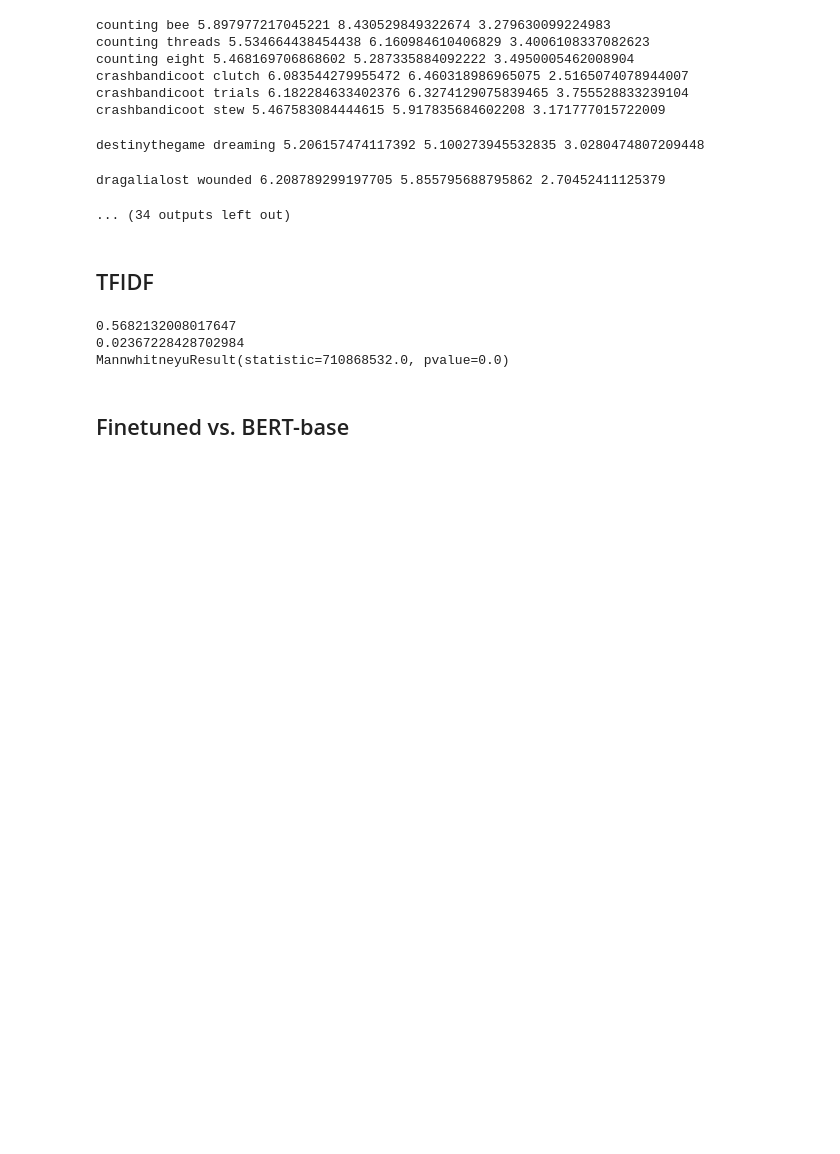
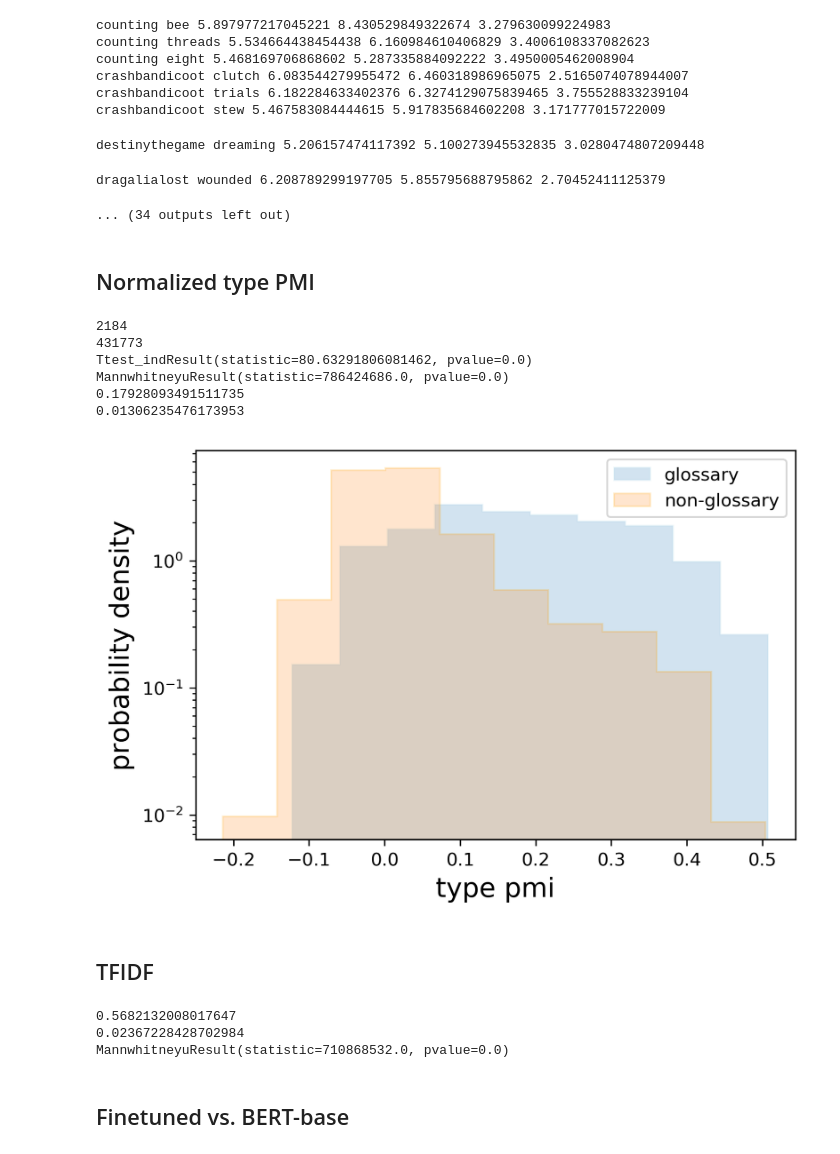
Before and after one commit to lucy3/ingroup_lang, a Jupyter notebook: code/senses.ipynb, the cells around one changed output. Drawn from its saved outputs; the diff is of its cells as text; code cells hidden in the pictures; blank space fills up the shorter version.

Commit message:
normalized pmi works better

```diff
--- a/code/senses.ipynb
+++ b/code/senses.ipynb
@@ -724,6 +724,51 @@ crashbandicoot stew 5.467583084444615 5.917835684602208 3.171777015722009
 destinythegame dreaming 5.206157474117392 5.100273945532835 3.0280474807209448
 dragalialost wounded 6.208789299197705 5.855795688795862 2.70452411125379
 ... (34 outputs left out)
+# %% [markdown]
+## Normalized type PMI
+# %%
+NORM_PMI_DIR = LOG_DIR + 'norm_pmi/'
+# %%
+gloss_vals = []
+not_gloss_vals = []
+for filename in tqdm.tqdm(sorted(os.listdir(NORM_PMI_DIR))):
+    subreddit = filename.replace('_0.2.csv', '')
+    if subreddit not in sr2terms: continue
+    gloss_terms = set(sr2terms[subreddit])
+    with open(NORM_PMI_DIR + filename, 'r') as infile:
+        w2score = defaultdict(list)
+        reader = csv.DictReader(infile)
+        for row in reader:
+            w = row['word']
+            score = float(row['pmi'])
+            if w in gloss_terms:
+                gloss_vals.append(score)
+            else:
+                not_gloss_vals.append(score)
+
+print(len(gloss_vals))
+print(len(not_gloss_vals))
+
+plt.hist(gloss_vals, label="glossary", alpha=0.2, density=True, edgecolor='lightblue', histtype= "stepfilled")
+plt.hist(not_gloss_vals, label="non-glossary", alpha=0.2, density=True, edgecolor='orange', histtype= "stepfilled")
+plt.yscale('log')
+plt.ylabel('probability density', fontsize=15)
+plt.xlabel('type pmi', fontsize=15)
+plt.legend()
+
+print(ttest_ind(gloss_vals, not_gloss_vals))
+print(mannwhitneyu(gloss_vals, not_gloss_vals, alternative='greater'))
+
+print(np.median(gloss_vals))
+print(np.median(not_gloss_vals))
+# %% [output]
+2184
+431773
+Ttest_indResult(statistic=80.63291806081462, pvalue=0.0)
+MannwhitneyuResult(statistic=786424686.0, pvalue=0.0)
+0.17928093491511735
+0.01306235476173953
+[figure, added]
 # %% [markdown]
 ## TFIDF
 # %%
```
Also changed, not shown: parts of 6 cells of this notebook, 4 other files.
